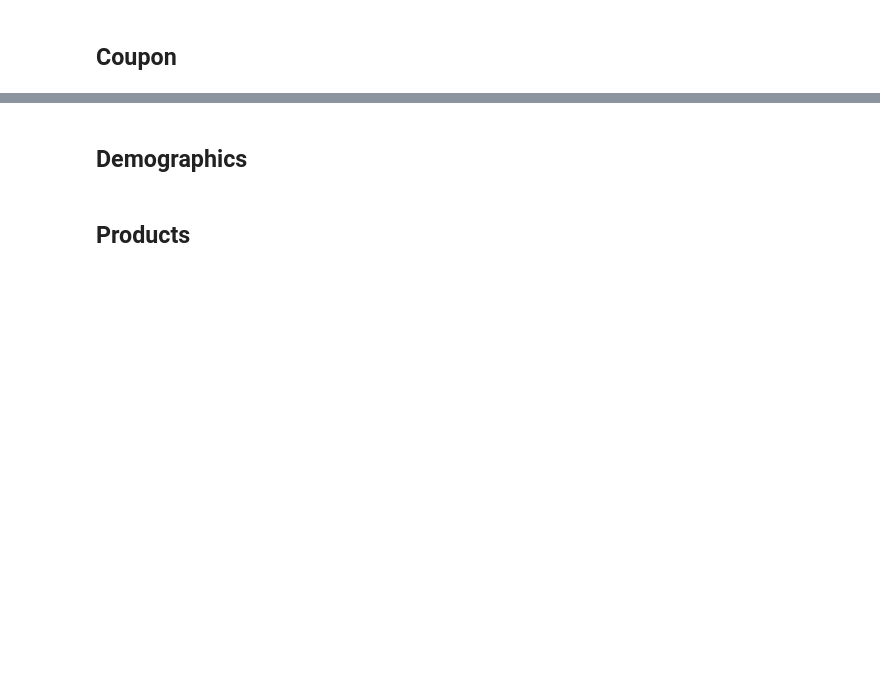
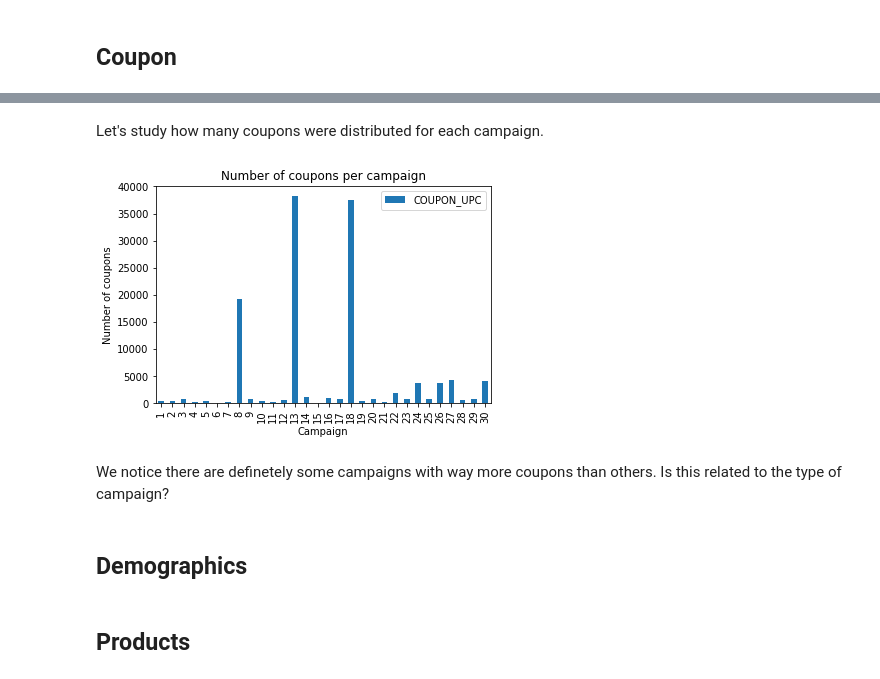
Before and after one commit to whateverforever/ada-2019-project, a Jupyter notebook: data_analysis.ipynb, the cells around one changed output, grey strips where cells are left out. Saved outputs shown, nothing was run; the diff lists cells and outputs as text; code cells hidden in the pictures; blank space fills up the shorter version.

Commit message:
Started coupon analysis

```diff
--- a/data_analysis.ipynb
+++ b/data_analysis.ipynb
@@ -69,3 +144,15 @@ df_coupon.head()
+# %% [markdown]
+Let's study how many coupons were distributed for each campaign.
+# %%
+df_coupon.groupby(by = 'CAMPAIGN').count().plot.bar(y = 'COUPON_UPC')
+plt.xlabel('Campaign')
+plt.ylabel('Number of coupons')
+plt.title('Number of coupons per campaign')
+plt.show()
+# %% [output]
+[figure, added]
+# %% [markdown]
+We notice there are definetely some campaigns with way more coupons than others. Is this related to the type of campaign?
 # %% [markdown]
 ## Demographics
 # %%
```
Also changed, not shown: parts of 11 cells of this notebook.
